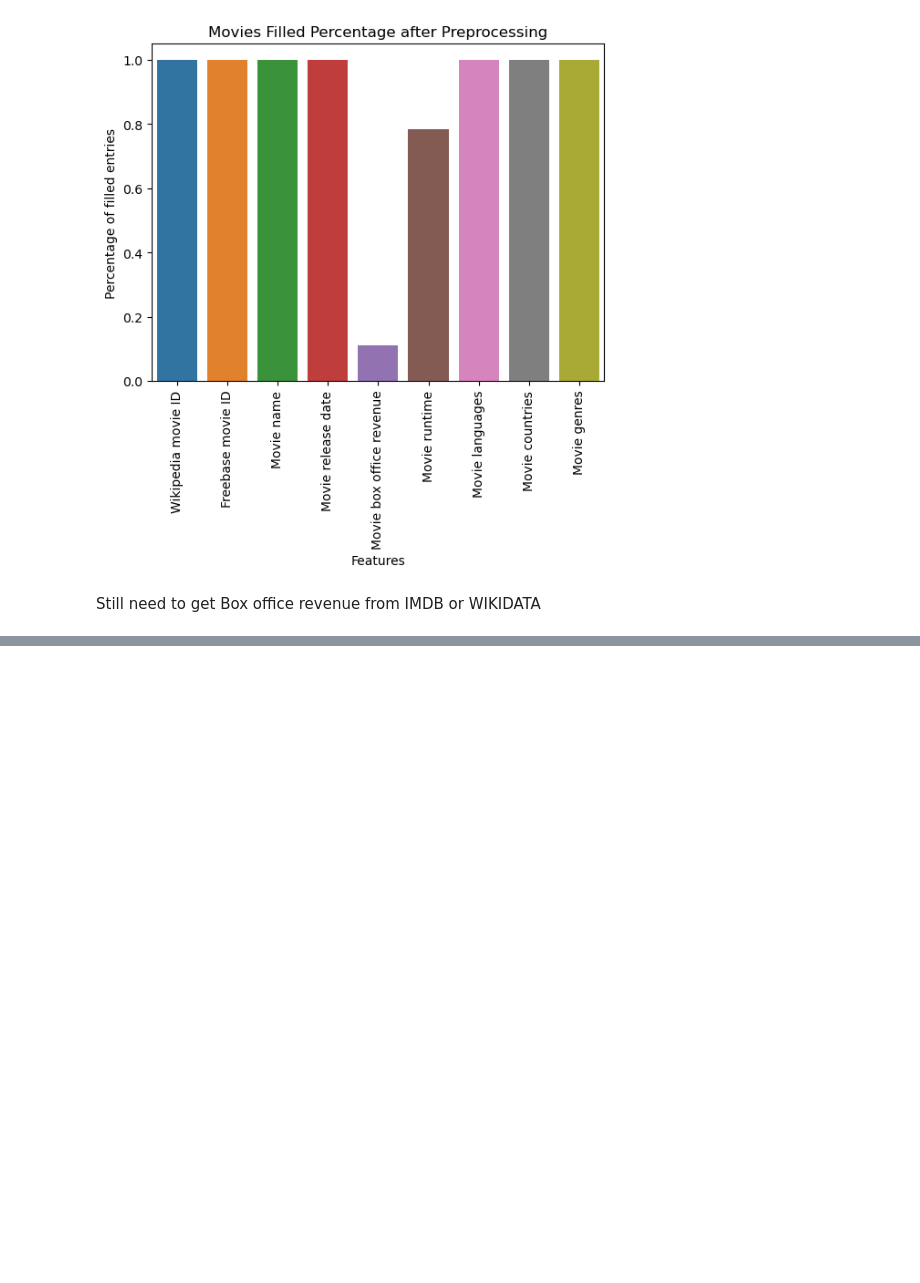
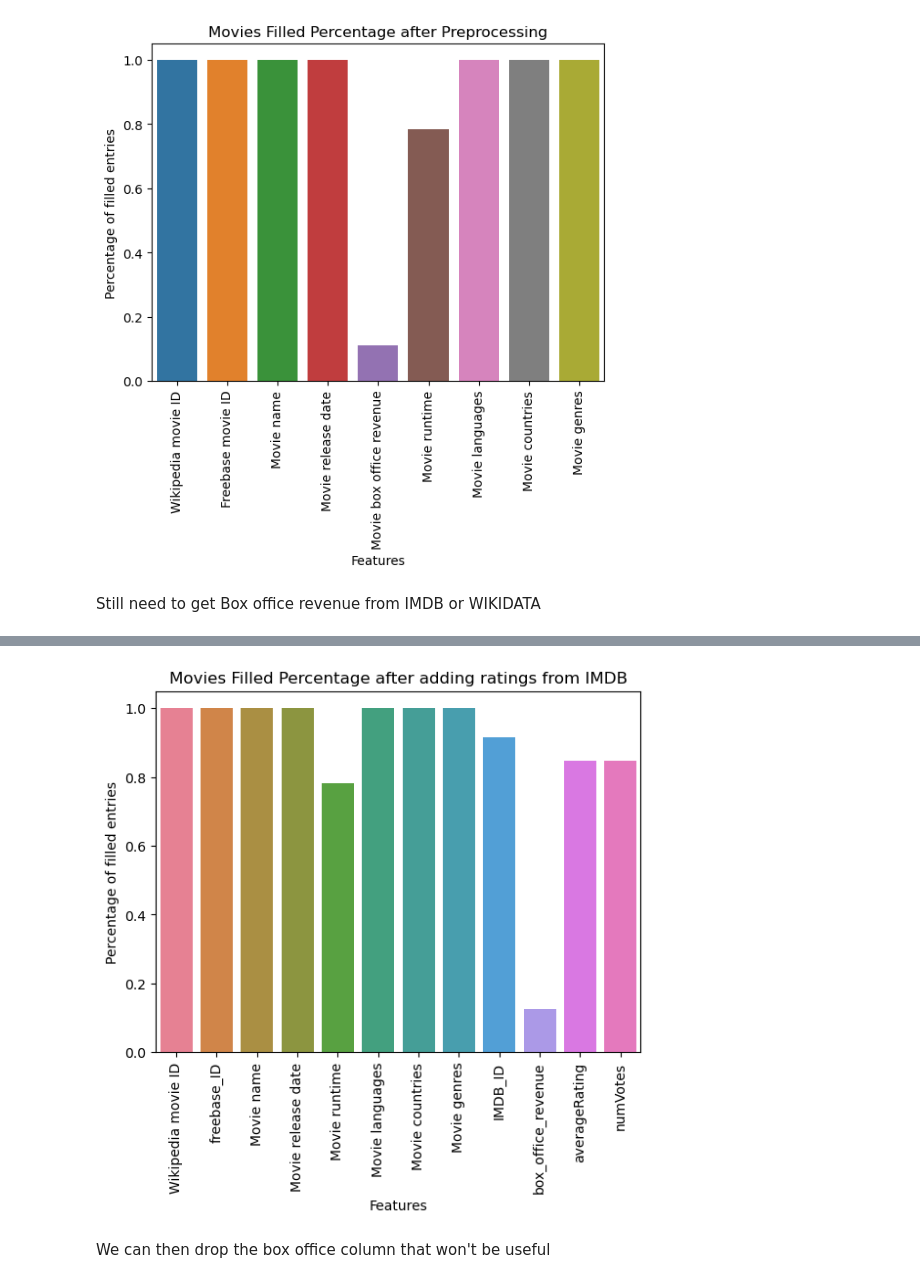
Before and after one commit to epfl-ada/ada-2024-project-metal2024, a Jupyter notebook: datapreprocessing.ipynb, the cells around one changed output, grey strips where cells are left out. Cells and saved outputs as stored; diff of their text form; code cells hidden in the pictures; blank space fills up the shorter version.

```diff
--- a/datapreprocessing.ipynb
+++ b/datapreprocessing.ipynb
@@ -497,0 +652,4 @@ Still need to get Box office revenue from IMDB or WIKIDATA
+# %%
+# If files unzipped
+ratings_dataset = pd.read_csv(data_folder + 'title.ratings.tsv', sep='\t').rename(columns={'tconst' : 'IMDB_ID'})
+ratings_dataset.head(5)
@@ -497,0 +663,8 @@ Still need to get Box office revenue from IMDB or WIKIDATA
+# %%
+mo_df_with_ratings = pd.merge(mo_df_wiki, ratings_dataset, how='left', on='IMDB_ID')
+# %%
+plot_notNaPercentage(mo_df_with_ratings, "Movies Filled Percentage after adding ratings from IMDB")
+# %% [output]
+[figure, added]
+# %% [markdown]
+We can then drop the box office column that won't be useful
```
Also changed, not shown: parts of 17 cells of this notebook, 3 other files.
